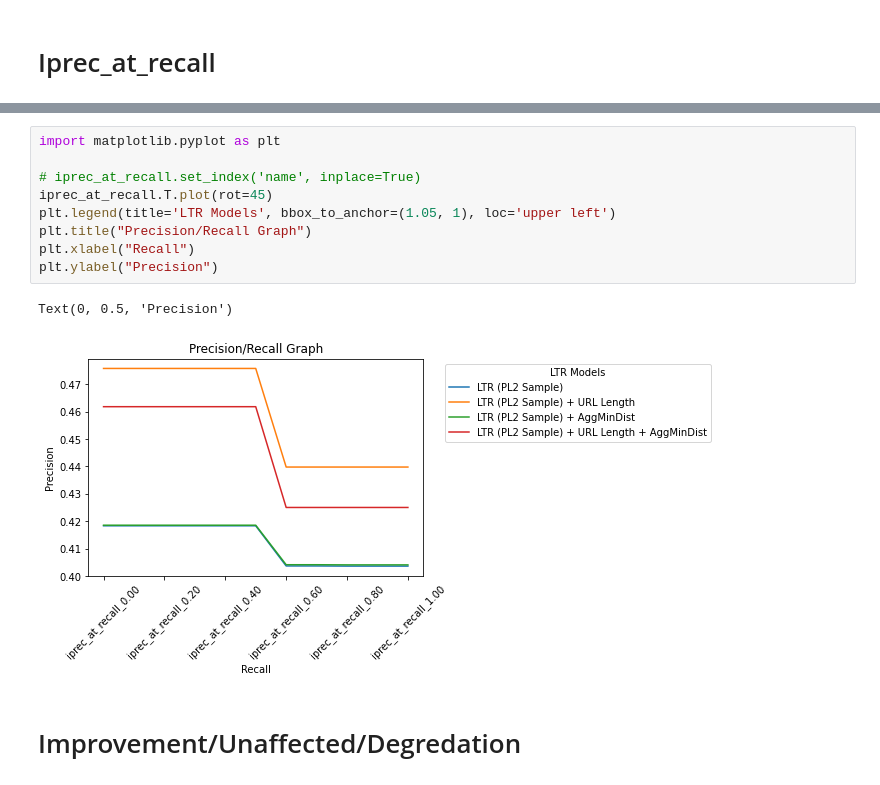
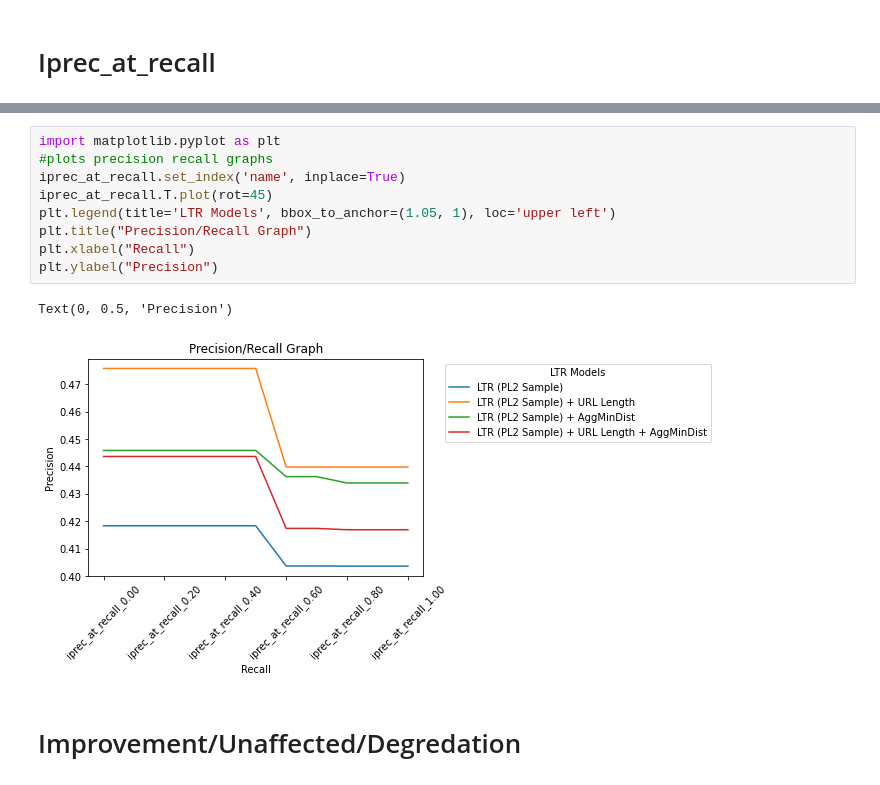
Before and after one commit to podyssea/InformationRetrieval, a Jupyter notebook: InformationRetrievalExercise2_2210049p.ipynb, the cells around one changed output, grey strips where cells are left out. Drawn from its saved outputs; the diff is of its cells as text.

```diff
--- a/InformationRetrievalExercise2_2210049p.ipynb
+++ b/InformationRetrievalExercise2_2210049p.ipynb
@@ -567,15 +608,15 @@ iprec_at_recall
 # %%
 import matplotlib.pyplot as plt
-
-# iprec_at_recall.set_index('name', inplace=True)
+#plots precision recall graphs
+iprec_at_recall.set_index('name', inplace=True)
 iprec_at_recall.T.plot(rot=45)
 plt.legend(title='LTR Models', bbox_to_anchor=(1.05, 1), loc='upper left')
 plt.title("Precision/Recall Graph")
 plt.xlabel("Recall")
 plt.ylabel("Precision")
 # %% [output]
 Text(0, 0.5, 'Precision')
-[figure, old version]
+[figure, new version]
 # %% [markdown]
 # Improvement/Unaffected/Degredation
 # %%
```
Also changed, not shown: parts of 20 cells of this notebook.
